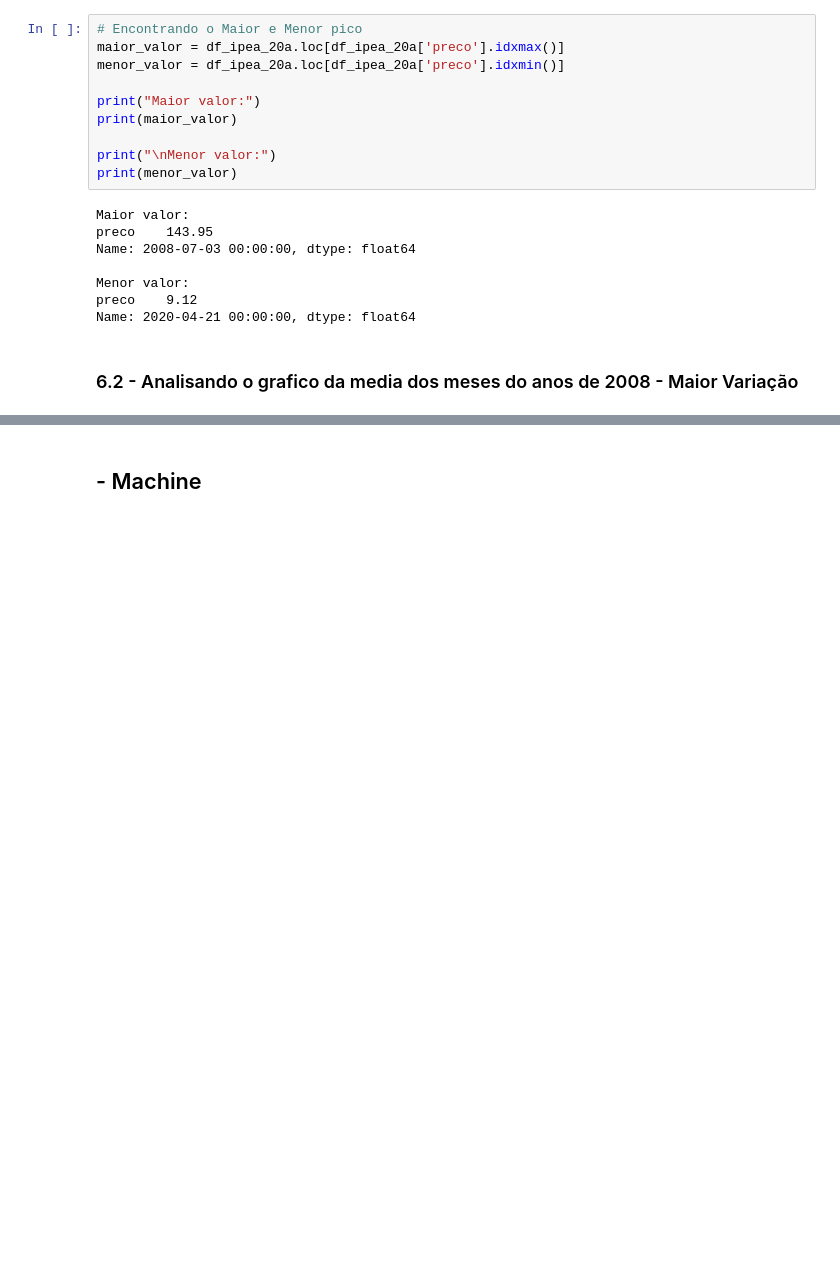
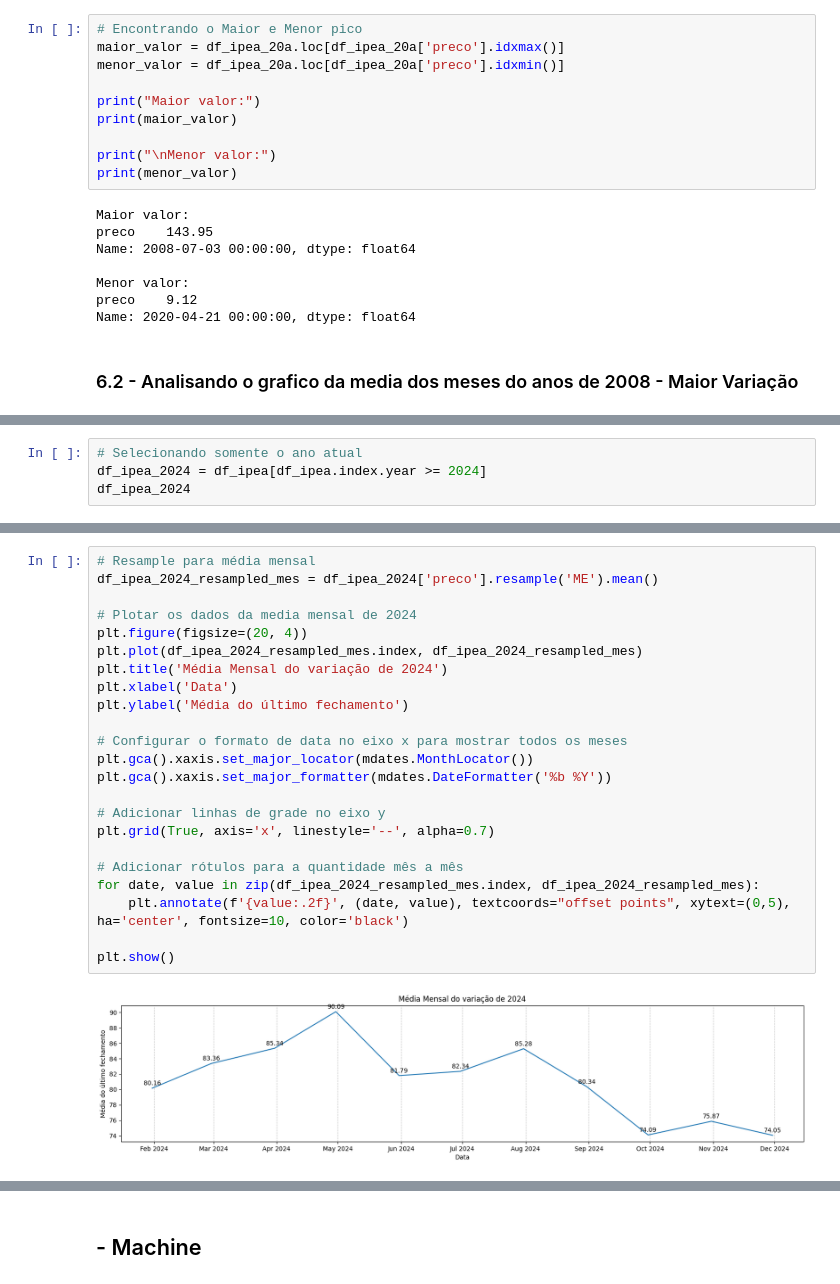
Before and after one commit to r-zambotti/Tech_Challenge_4_Fase, a Jupyter notebook: Tech_Challenge_Data_Viz.ipynb, the cells around one changed output, grey strips where cells are left out. Cells and saved outputs as stored; diff of their text form; blank space fills up the shorter version.

```diff
--- a/Tech_Challenge_Data_Viz.ipynb
+++ b/Tech_Challenge_Data_Viz.ipynb
@@ -418,0 +422,4 @@ plt.show()
+# %%
+# Selecionando somente o ano atual
+df_ipea_2024 = df_ipea[df_ipea.index.year >= 2024]
+df_ipea_2024
@@ -418,0 +468,25 @@ plt.show()
+# %%
+# Resample para média mensal
+df_ipea_2024_resampled_mes = df_ipea_2024['preco'].resample('ME').mean()
+
+# Plotar os dados da media mensal de 2024
+plt.figure(figsize=(20, 4))
+plt.plot(df_ipea_2024_resampled_mes.index, df_ipea_2024_resampled_mes)
+plt.title('Média Mensal do variação de 2024')
+plt.xlabel('Data')
+plt.ylabel('Média do último fechamento')
+
+# Configurar o formato de data no eixo x para mostrar todos os meses
+plt.gca().xaxis.set_major_locator(mdates.MonthLocator())
+plt.gca().xaxis.set_major_formatter(mdates.DateFormatter('%b %Y'))
+
+# Adicionar linhas de grade no eixo y
+plt.grid(True, axis='x', linestyle='--', alpha=0.7)
+
+# Adicionar rótulos para a quantidade mês a mês
+for date, value in zip(df_ipea_2024_resampled_mes.index, df_ipea_2024_resampled_mes):
+    plt.annotate(f'{value:.2f}', (date, value), textcoords="offset points", xytext=(0,5), ha='center', fontsize=10, color='black')
+
+plt.show()
+# %% [output]
+[figure, added]
```
Also changed, not shown: parts of 54 cells of this notebook, 4 other files.
